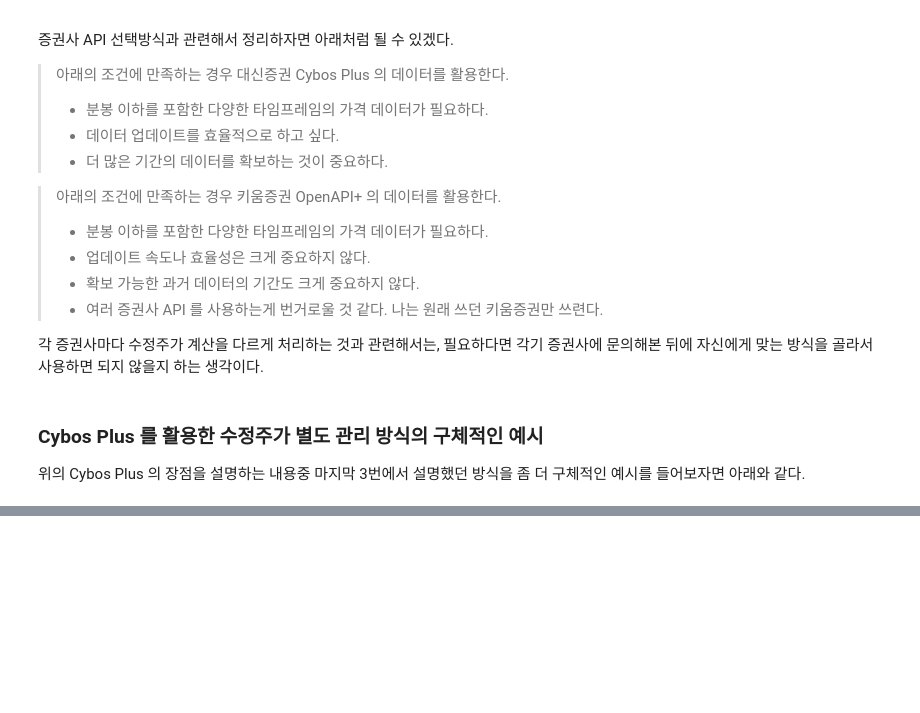
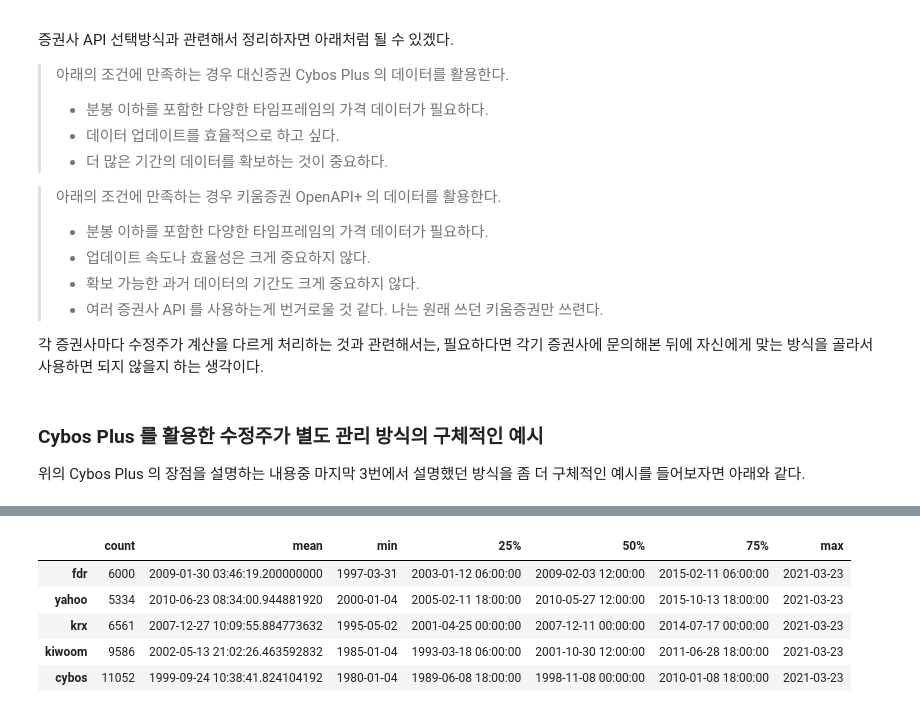
Before and after one commit to elbakramer/koapy, a Jupyter notebook: notebooks/getting-historical-stock-price-data.ipynb, the cells around one changed output, grey strips where cells are left out. Cells and saved outputs as stored; diff of their text form; code cells hidden in the pictures; blank space fills up the shorter version.

```diff
--- a/notebooks/getting-historical-stock-price-data.ipynb
+++ b/notebooks/getting-historical-stock-price-data.ipynb
@@ -1024,0 +1092,9 @@ adjusted_minutes_data
+# %%
+result
+# %% [output]
+|  | count | mean | min | 25% | 50% | 75% | max |
+| fdr | 6000 | 2009-01-30 03:46:19.200000000 | 1997-03-31 | 2003-01-12 06:00:00 | 2009-02-03 12:00:00 | 2015-02-11 06:00:00 | 2021-03-23 |
+| yahoo | 5334 | 2010-06-23 08:34:00.944881920 | 2000-01-04 | 2005-02-11 18:00:00 | 2010-05-27 12:00:00 | 2015-10-13 18:00:00 | 2021-03-23 |
+| krx | 6561 | 2007-12-27 10:09:55.884773632 | 1995-05-02 | 2001-04-25 00:00:00 | 2007-12-11 00:00:00 | 2014-07-17 00:00:00 | 2021-03-23 |
+| kiwoom | 9586 | 2002-05-13 21:02:26.463592832 | 1985-01-04 | 1993-03-18 06:00:00 | 2001-10-30 12:00:00 | 2011-06-28 18:00:00 | 2021-03-23 |
+| cybos | 11052 | 1999-09-24 10:38:41.824104192 | 1980-01-04 | 1989-06-08 18:00:00 | 1998-11-08 00:00:00 | 2010-01-08 18:00:00 | 2021-03-23 |
```
Also changed, not shown: parts of 35 cells of this notebook, 16 other files.
